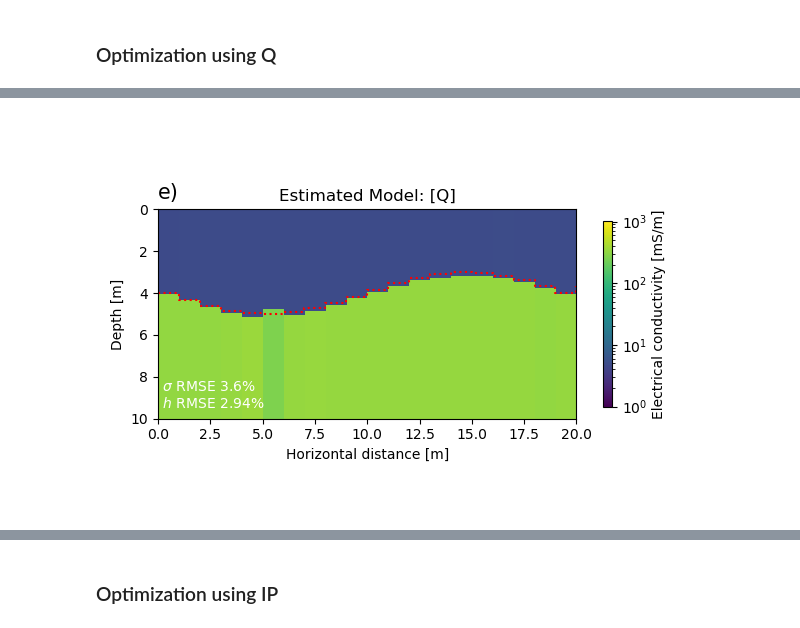
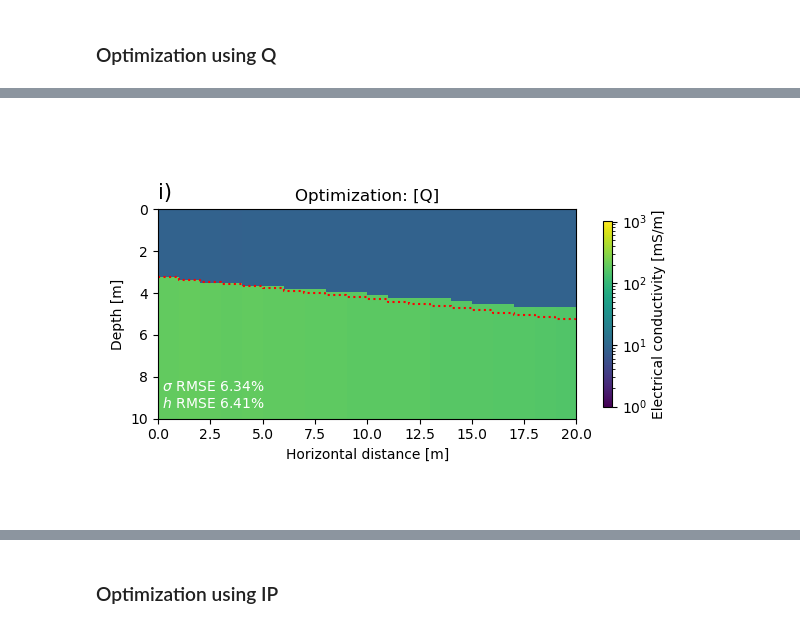
Before and after one commit to mariacarrizo/InvEM-ML, a Jupyter notebook: Synth-2Layer/Notebooks/3.1_Minimization.ipynb, the cells around one changed output, grey strips where cells are left out. Cells and saved outputs as stored; diff of their text form; code cells hidden in the pictures.

```diff
--- a/Synth-2Layer/Notebooks/3.1_Minimization.ipynb
+++ b/Synth-2Layer/Notebooks/3.1_Minimization.ipynb
@@ -24,14 +24,20 @@ conds = np.load('../data/conds_samples.npy')
 thick = np.load('../data/thick_samples.npy')
 
 # Import true models and data
-model_true = np.load('../data/model_true.npy')
+model_true = np.load('../data/model_true_w.npy')
 
 # Data array for all the 1D stitched models
-data_true = np.load('../data/data_true.npy')
+data_true = np.load('../data/data_true_w.npy')
 
-data_true_noise_2 = np.load('../data/data_true_noise_2.npy')
-data_true_noise_5 = np.load('../data/data_true_noise_5.npy')
-data_true_noise_10 = np.load('../data/data_true_noise_10.npy')
+data_true_noise_2 = np.load('../data/data_true_noise2_w.npy')
+data_true_noise_5 = np.load('../data/data_true_noise5_w.npy')
+data_true_noise_10 = np.load('../data/data_true_noise10_w.npy')
+
+# Load GS estimated models
+#model_GS_All = np.load('../data/model_est_w.npy')
+#model_GS_Q = np.load('../data/model_est_Q_w.npy')
+#model_GS_IP = np.load('../data/model_est_IP_w.npy')
+model_true_grid = np.load('../data/model_true_w_grid.npy')
 # %%
 sigmas_true = model_true[:,:2]
 depths_true = np.zeros_like((model_true[:,1:]))
@@ -230,19 +255,19 @@ for pos in range(npos):
 # %%
 # Results of estimated model
 
 sigmas_est_Q = model_est_Q[:,:2]
 depth_est_Q = np.zeros_like(depths_true)
 depth_est_Q[:,1] = model_est_Q[:,2]
 
-PlotModelCond_2lay(sigmas_est_Q, depth_est_Q, depths_true)
+model_est_Q_grid = PlotModelCond_2lay(sigmas_est_Q, depth_est_Q, depths_true)
 RMSE_cond = rmse_a(np.log10(np.hstack(sigmas_true)), np.log10(np.hstack(sigmas_est_Q)))
 RMSE_thk = rmse_a(depth_est_Q[:,1], depths_true[:,1])
-plt.title('Estimated Model: [Q]')
+plt.title('Optimization: [Q]')
 plt.text(0,9.5,' $\sigma$ RMSE %.3g' %(RMSE_cond*100) + '%'
           +' \n $h$ RMSE %.3g' %(RMSE_thk*100) +'%', color='w')
-plt.text(0,-0.5,'e)', color='k',fontsize=15)
+plt.text(0,-0.5,'i)', color='k',fontsize=15)
 plt.tight_layout()
-plt.savefig('../figures/Opt_EstModel_Q_2Lay_flip')
+#plt.savefig('../figures/Opt_EstModel_Q_2Lay_flip')
 plt.show()
 # %% [output]
-[figure, old version]
+[figure, new version]
```
Also changed, not shown: parts of 15 cells of this notebook, 2 other files.
